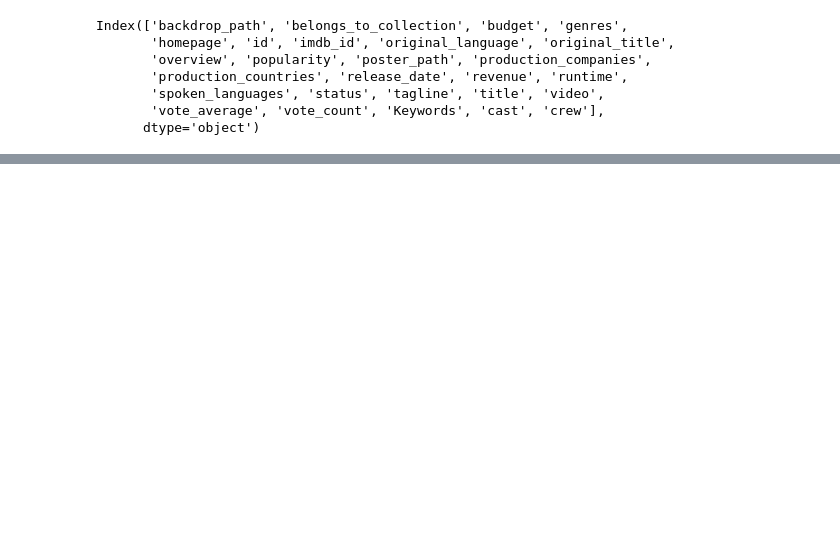
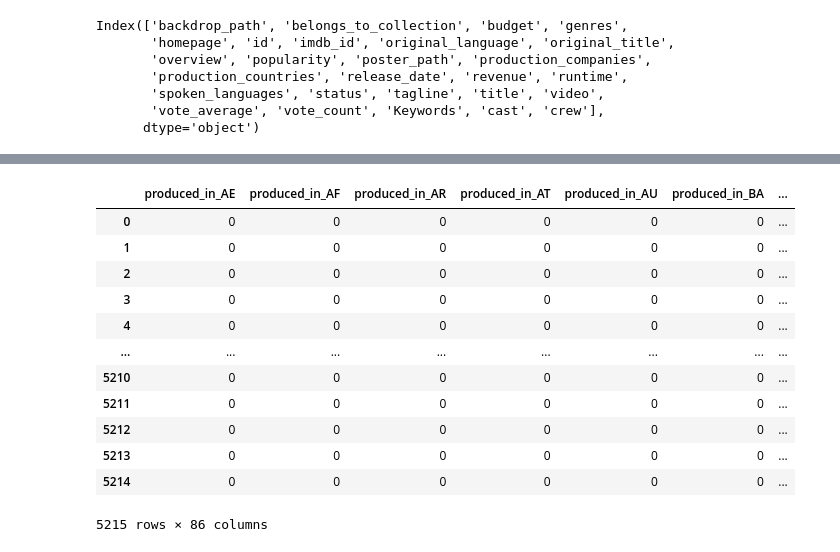
Before and after one commit to afikbar/Box-Office-Revenue-Prediciton, a Jupyter notebook: EDA.ipynb, the cells around one changed output, grey strips where cells are left out. Saved outputs shown, nothing was run; the diff lists cells and outputs as text; code cells hidden in the pictures; blank space fills up the shorter version.

```diff
--- a/EDA.ipynb
+++ b/EDA.ipynb
@@ -124,0 +126,25 @@ train
+# %%
+# TODO: Dummy var: production_companies, genres, production_countries, spoken_languages, ??keywords?? , ??cast??, ??crew??
+from sklearn.preprocessing import MultiLabelBinarizer
+
+mlb = MultiLabelBinarizer()
+
+# pd.DataFrame(mlb.fit_transform(train.genres),columns=mlb.classes_, index=train.index)
+# pd.DataFrame(mlb.fit_transform(train.production_companies),columns=['producion_company_is_'+cl for cl in mlb.classes_], index=train.index)
+pd.DataFrame(mlb.fit_transform(train.production_countries),columns=['produced_in_'+cl for cl in mlb.classes_], index=train.index)
+# pd.DataFrame(mlb.fit_transform(train.spoken_languages),columns=['spoken_lang_'+cl for cl in mlb.classes_], index=train.index)
+# pd.DataFrame(mlb.fit_transform(train.keywords),columns=['kw_'+cl for cl in mlb.classes_], index=train.index)
+# %% [output]
+|  | produced_in_AE | produced_in_AF | produced_in_AR | produced_in_AT | produced_in_AU | produced_in_BA | ... |
+| 0 | 0 | 0 | 0 | 0 | 0 | 0 | ... |
+| 1 | 0 | 0 | 0 | 0 | 0 | 0 | ... |
+| 2 | 0 | 0 | 0 | 0 | 0 | 0 | ... |
+| 3 | 0 | 0 | 0 | 0 | 0 | 0 | ... |
+| 4 | 0 | 0 | 0 | 0 | 0 | 0 | ... |
+| ... | ... | ... | ... | ... | ... | ... | ... |
+| 5210 | 0 | 0 | 0 | 0 | 0 | 0 | ... |
+| 5211 | 0 | 0 | 0 | 0 | 0 | 0 | ... |
+| 5212 | 0 | 0 | 0 | 0 | 0 | 0 | ... |
+| 5213 | 0 | 0 | 0 | 0 | 0 | 0 | ... |
+| 5214 | 0 | 0 | 0 | 0 | 0 | 0 | ... |
+5215 rows × 86 columns
```
Also changed, not shown: parts of 6 cells of this notebook.
